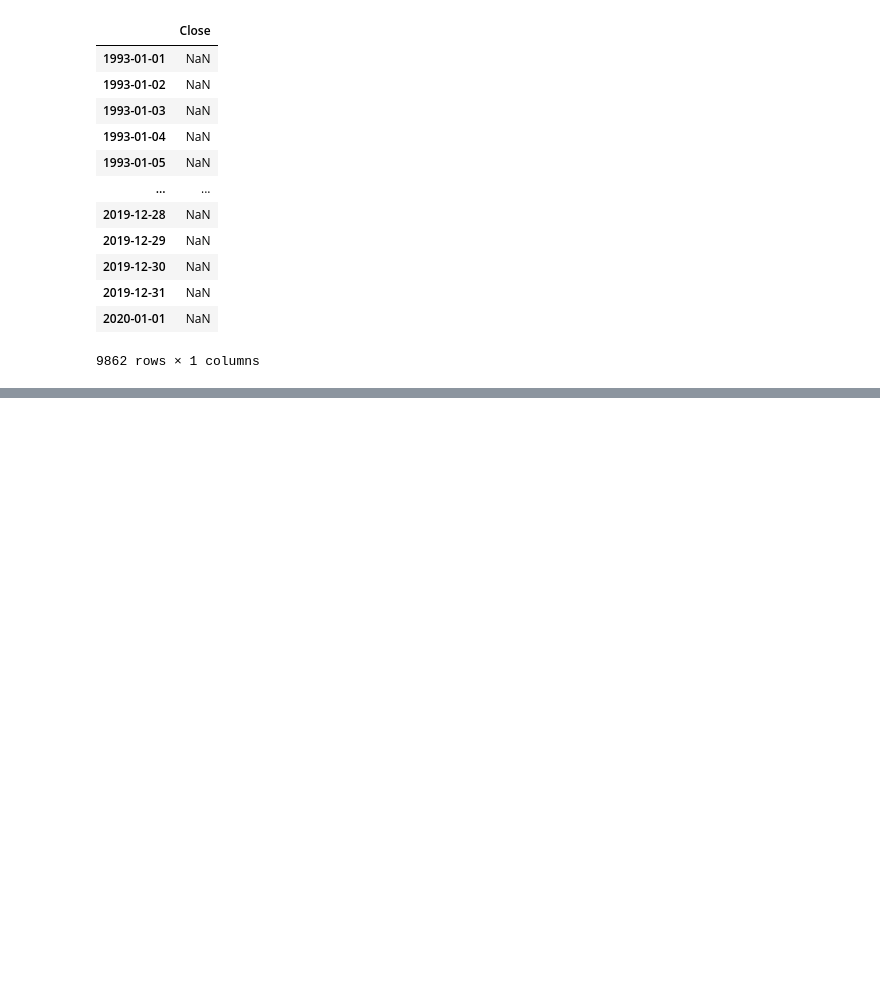
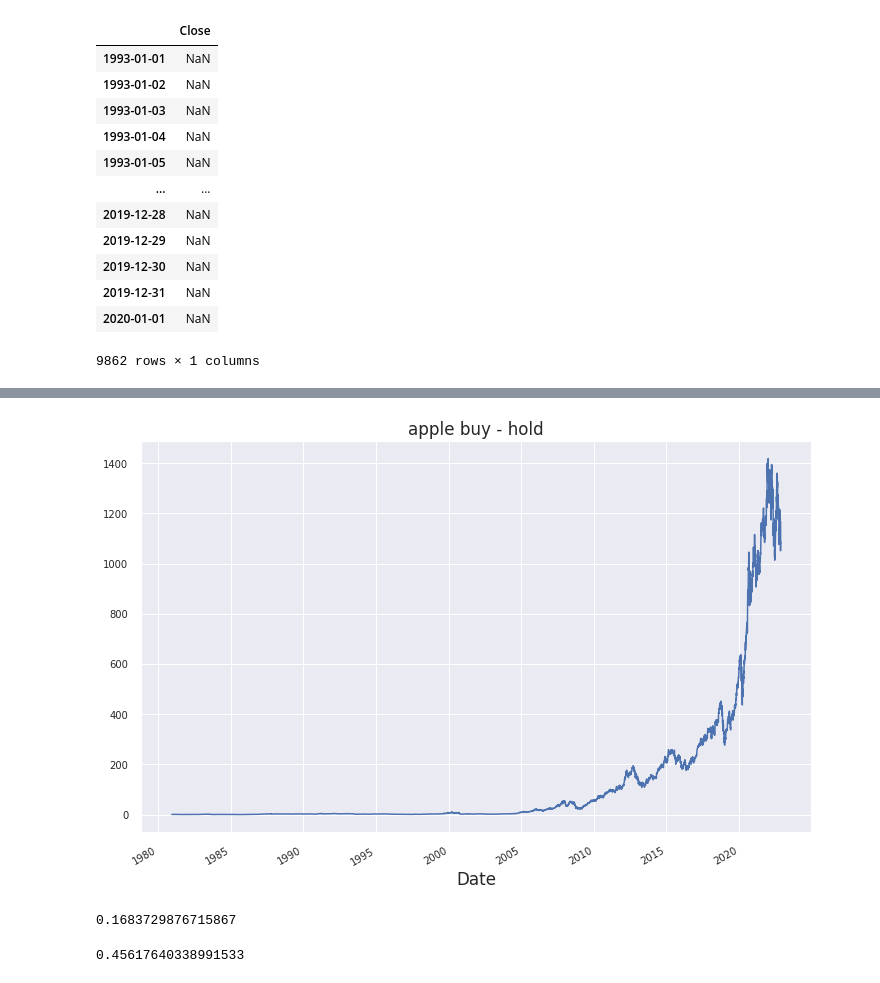
Before and after one commit to skresec/skresec, a Jupyter notebook: algotrading/quantprogram.ipynb, the cells around one changed output, grey strips where cells are left out. Saved outputs shown, nothing was run; the diff lists cells and outputs as text; code cells hidden in the pictures; blank space fills up the shorter version.

```diff
--- a/algotrading/quantprogram.ipynb
+++ b/algotrading/quantprogram.ipynb
@@ -496,0 +546,6 @@ spy.fillna(method='ffill')
+# %%
+apple=apple.Close.to_frame()
+# %%
+apple["d_returns"]=np.log(apple.div(apple.shift(1)))
+# %%
+apple.dropna(inplace=True)
@@ -496,0 +560,2 @@ spy.fillna(method='ffill')
+# %%
+apple['cumreturns']=apple.d_returns.cumsum().apply(np.exp)
@@ -496,0 +579,13 @@ spy.fillna(method='ffill')
+# %%
+apple.cumreturns.plot(figsize=(12,8),title="apple buy - hold",fontsize=10)
+plt.show()
+# %% [output]
+[figure, added]
+# %%
+apple.d_returns.mean()*252 #mean return / year
+# %% [output]
+0.1683729876715867
+# %%
+apple.d_returns.std()*np.sqrt(252) #standard deviation per year
+# %% [output]
+0.45617640338991533
```
Also changed, not shown: parts of 48 cells of this notebook, 1 other file.
